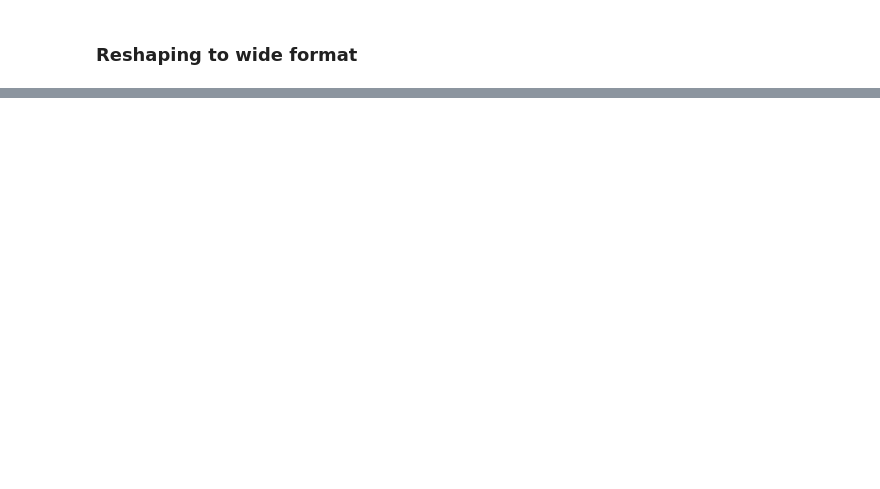
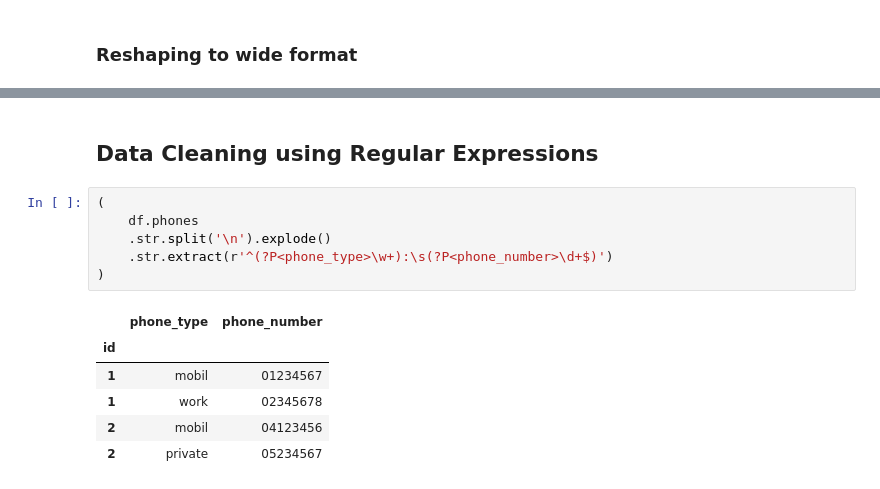
Before and after one commit to tzelleke/jupyter-notebooks, a Jupyter notebook: pandas/string-processing.ipynb, the cells around one changed output, grey strips where cells are left out. Cells and saved outputs as stored; diff of their text form; blank space fills up the shorter version.

```diff
--- a/pandas/string-processing.ipynb
+++ b/pandas/string-processing.ipynb
@@ -166 +201,16 @@ df.join(
 | 2 | Patrick | 04123456 | 05234567 | NaN |
+# %% [markdown]
+## Data Cleaning using Regular Expressions
+# %%
+(
+    df.phones
+    .str.split('\n').explode()
+    .str.extract(r'^(?P<phone_type>\w+):\s(?P<phone_number>\d+$)')
+)
+# %% [output]
+|  | phone_type | phone_number |
+| id |  |  |
+| 1 | mobil | 01234567 |
+| 1 | work | 02345678 |
+| 2 | mobil | 04123456 |
+| 2 | private | 05234567 |
```
Also changed, not shown: parts of 33 cells of this notebook.
